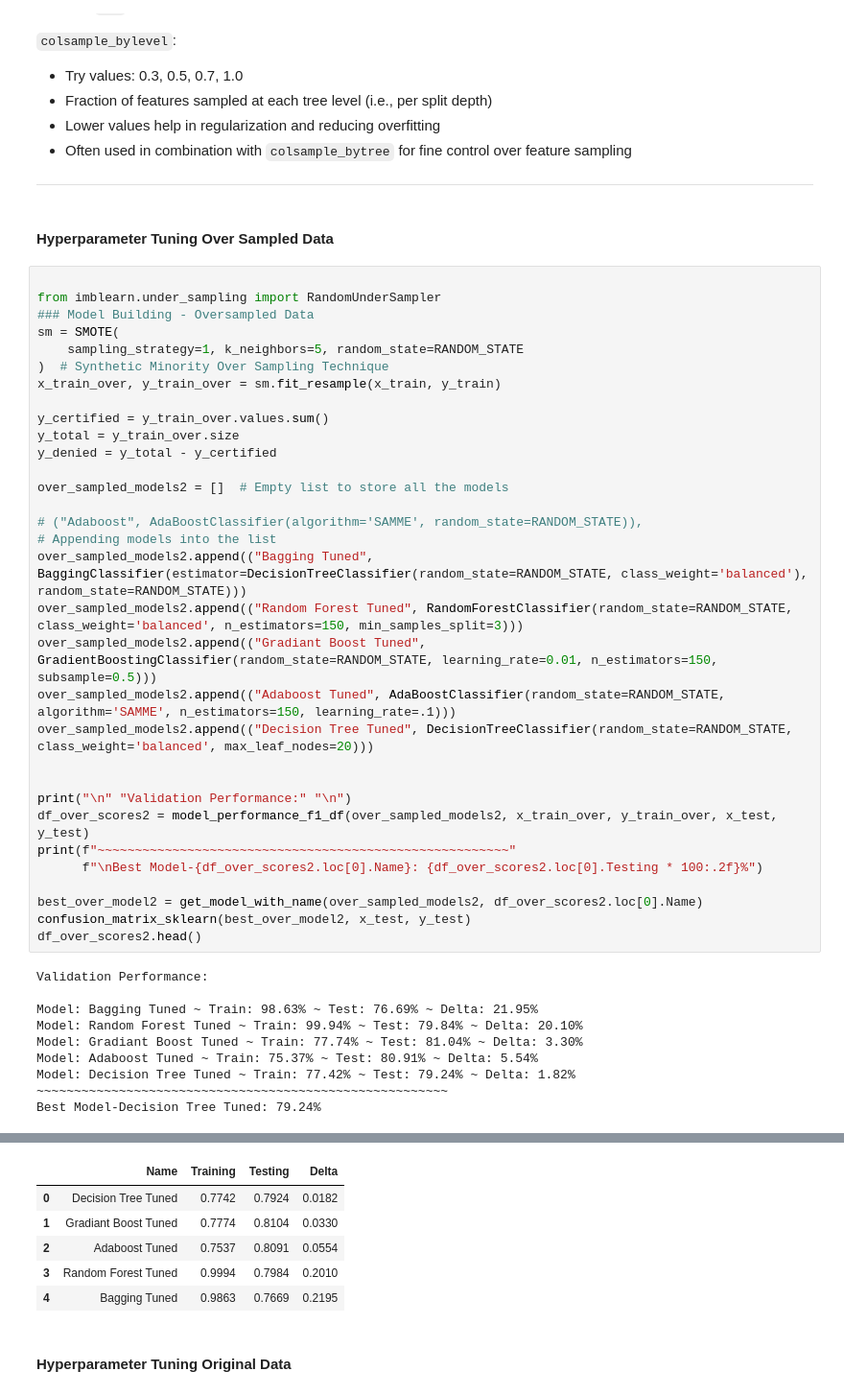
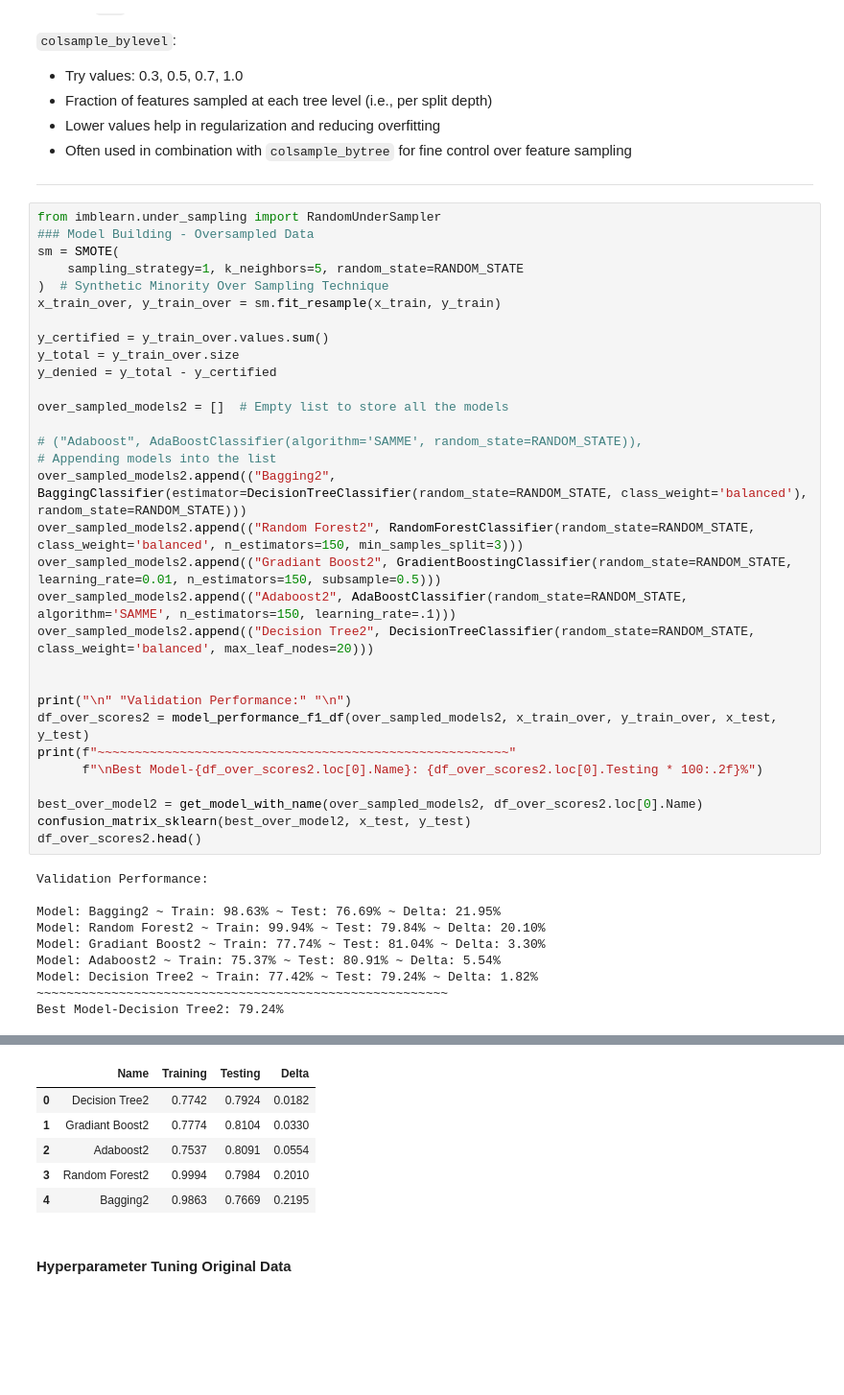
Before and after one commit to DanielLevenstein/EasyVisa_Machine_Learning_Project3, a Jupyter notebook: EasyVisa_Data_Analysis.ipynb, the cells around one changed output, grey strips where cells are left out. Shown: that part at 96% size. Saved outputs shown, nothing was run; the diff lists cells and outputs as text; blank space fills up the shorter version.

Commit message:
Added second Hyper Paremeter Tuning

```diff
--- a/EasyVisa_Data_Analysis.ipynb
+++ b/EasyVisa_Data_Analysis.ipynb
@@ -1051,57 +1053,54 @@ df_best_models_stats.head()
 * Often used in combination with `colsample_bytree` for fine control over feature sampling
 
 ---
-# %% [markdown]
-#### Hyperparameter Tuning Over Sampled Data
 # %%
-
 from imblearn.under_sampling import RandomUnderSampler
 ### Model Building - Oversampled Data
 sm = SMOTE(
     sampling_strategy=1, k_neighbors=5, random_state=RANDOM_STATE
 )  # Synthetic Minority Over Sampling Technique
 x_train_over, y_train_over = sm.fit_resample(x_train, y_train)
 
 y_certified = y_train_over.values.sum()
 y_total = y_train_over.size
 y_denied = y_total - y_certified
 
 over_sampled_models2 = []  # Empty list to store all the models
 
 # ("Adaboost", AdaBoostClassifier(algorithm='SAMME', random_state=RANDOM_STATE)),
 # Appending models into the list
-over_sampled_models2.append(("Bagging Tuned", BaggingClassifier(estimator=DecisionTreeClassifier(random_state=RANDOM_STATE, class_weight='balanced'), random_state=RANDOM_STATE)))
-over_sampled_models2.append(("Random Forest Tuned", RandomForestClassifier(random_state=RANDOM_STATE, class_weight='balanced', n_estimators=150, min_samples_split=3)))
-over_sampled_models2.append(("Gradiant Boost Tuned", GradientBoostingClassifier(random_state=RANDOM_STATE, learning_rate=0.01, n_estimators=150, subsample=0.5)))
-over_sampled_models2.append(("Adaboost Tuned", AdaBoostClassifier(random_state=RANDOM_STATE, algorithm='SAMME', n_estimators=150, learning_rate=.1)))
-over_sampled_models2.append(("Decision Tree Tuned", DecisionTreeClassifier(random_state=RANDOM_STATE, class_weight='balanced', max_leaf_nodes=20)))
+over_sampled_models2.append(("Bagging2", BaggingClassifier(estimator=DecisionTreeClassifier(random_state=RANDOM_STATE, class_weight='balanced'), random_state=RANDOM_STATE)))
+over_sampled_models2.append(("Random Forest2", RandomForestClassifier(random_state=RANDOM_STATE, class_weight='balanced', n_estimators=150, min_samples_split=3)))
+over_sampled_models2.append(("Gradiant Boost2", GradientBoostingClassifier(random_state=RANDOM_STATE, learning_rate=0.01, n_estimators=150, subsample=0.5)))
+over_sampled_models2.append(("Adaboost2", AdaBoostClassifier(random_state=RANDOM_STATE, algorithm='SAMME', n_estimators=150, learning_rate=.1)))
+over_sampled_models2.append(("Decision Tree2", DecisionTreeClassifier(random_state=RANDOM_STATE, class_weight='balanced', max_leaf_nodes=20)))
 
 
 print("\n" "Validation Performance:" "\n")
 df_over_scores2 = model_performance_f1_df(over_sampled_models2, x_train_over, y_train_over, x_test, y_test)
 print(f"~~~~~~~~~~~~~~~~~~~~~~~~~~~~~~~~~~~~~~~~~~~~~~~~~~~~~~~"
       f"\nBest Model-{df_over_scores2.loc[0].Name}: {df_over_scores2.loc[0].Testing * 100:.2f}%")
 
 best_over_model2 = get_model_with_name(over_sampled_models2, df_over_scores2.loc[0].Name)
 confusion_matrix_sklearn(best_over_model2, x_test, y_test)
 df_over_scores2.head()
 # %% [output]
 Validation Performance:
 
-Model: Bagging Tuned ~ Train: 98.63% ~ Test: 76.69% ~ Delta: 21.95%
-Model: Random Forest Tuned ~ Train: 99.94% ~ Test: 79.84% ~ Delta: 20.10%
-Model: Gradiant Boost Tuned ~ Train: 77.74% ~ Test: 81.04% ~ Delta: 3.30%
-Model: Adaboost Tuned ~ Train: 75.37% ~ Test: 80.91% ~ Delta: 5.54%
-Model: Decision Tree Tuned ~ Train: 77.42% ~ Test: 79.24% ~ Delta: 1.82%
+Model: Bagging2 ~ Train: 98.63% ~ Test: 76.69% ~ Delta: 21.95%
+Model: Random Forest2 ~ Train: 99.94% ~ Test: 79.84% ~ Delta: 20.10%
+Model: Gradiant Boost2 ~ Train: 77.74% ~ Test: 81.04% ~ Delta: 3.30%
+Model: Adaboost2 ~ Train: 75.37% ~ Test: 80.91% ~ Delta: 5.54%
+Model: Decision Tree2 ~ Train: 77.42% ~ Test: 79.24% ~ Delta: 1.82%
 ~~~~~~~~~~~~~~~~~~~~~~~~~~~~~~~~~~~~~~~~~~~~~~~~~~~~~~~
-Best Model-Decision Tree Tuned: 79.24%
+Best Model-Decision Tree2: 79.24%
 [figure]
 |  | Name | Training | Testing | Delta |
-| 0 | Decision Tree Tuned | 0.7742 | 0.7924 | 0.0182 |
-| 1 | Gradiant Boost Tuned | 0.7774 | 0.8104 | 0.0330 |
-| 2 | Adaboost Tuned | 0.7537 | 0.8091 | 0.0554 |
-| 3 | Random Forest Tuned | 0.9994 | 0.7984 | 0.2010 |
-| 4 | Bagging Tuned | 0.9863 | 0.7669 | 0.2195 |
+| 0 | Decision Tree2 | 0.7742 | 0.7924 | 0.0182 |
+| 1 | Gradiant Boost2 | 0.7774 | 0.8104 | 0.0330 |
+| 2 | Adaboost2 | 0.7537 | 0.8091 | 0.0554 |
+| 3 | Random Forest2 | 0.9994 | 0.7984 | 0.2010 |
+| 4 | Bagging2 | 0.9863 | 0.7669 | 0.2195 |
 # %% [markdown]
 #### Hyperparameter Tuning Original Data
 # %%
```
Also changed, not shown: parts of 16 cells of this notebook, 1 other file.
